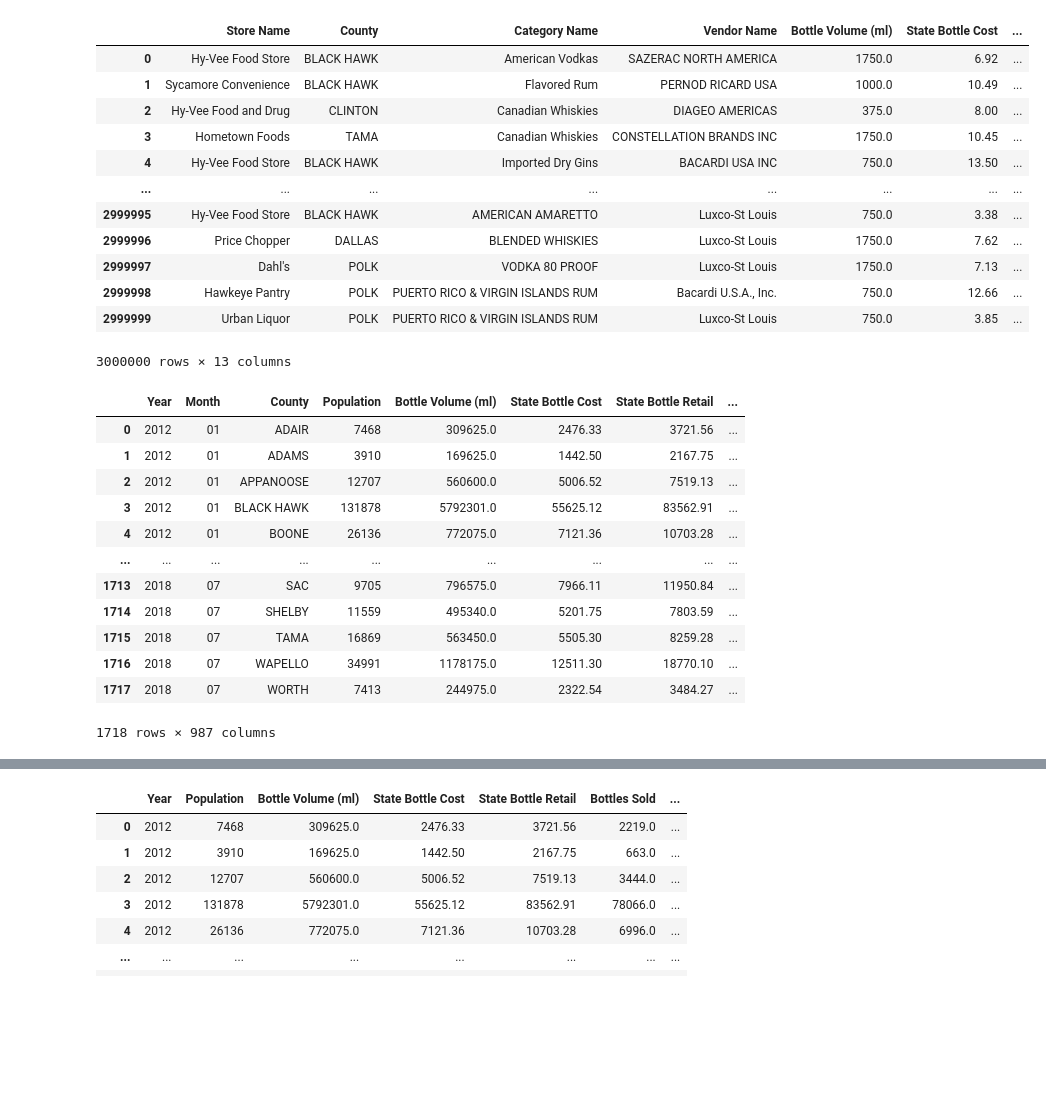
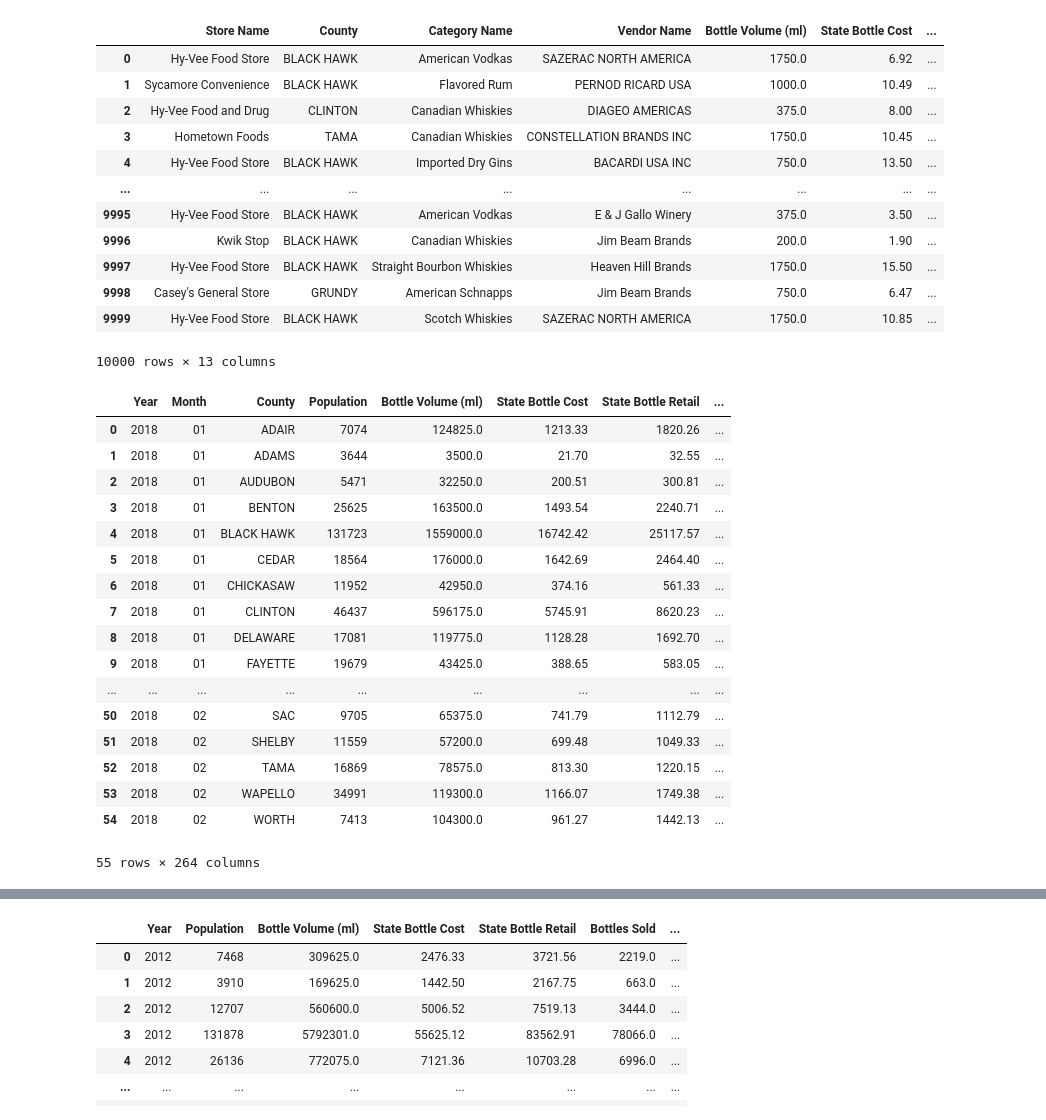
Before and after one commit to ellycebilhorn/DATA403-Project1, a Jupyter notebook: encoding.ipynb, the cells around one changed output, grey strips where cells are left out. Saved outputs shown, nothing was run; the diff lists cells and outputs as text; code cells hidden in the pictures; blank space fills up the shorter version.

```diff
--- a/encoding.ipynb
+++ b/encoding.ipynb
@@ -6,45 +6,50 @@ from sklearn.preprocessing import StandardScaler
 # %%
 def get_month(string):
     return string.split("/")[0]
 
-alc_df = pd.read_csv('alc_dataset.csv', nrows=3000000)
+alc_df = pd.read_csv('alc_dataset.csv', nrows=10000)
 #alc_df = pd.read_csv('alc_dataset.csv')
 alc_df["Month"] = alc_df["Date"].apply(get_month)
 alc_df.drop(columns = ["Date", "Unnamed: 0"], inplace = True)
 #alc_df = pd.get_dummies(alc_df)
 alc_df
 #alc_df.groupby(["Year", "Month", "County"]).sum()
 # %% [output]
 |  | Store Name | County | Category Name | Vendor Name | Bottle Volume (ml) | State Bottle Cost | ... |
 | 0 | Hy-Vee Food Store | BLACK HAWK | American Vodkas | SAZERAC NORTH AMERICA | 1750.0 | 6.92 | ... |
 | 1 | Sycamore Convenience | BLACK HAWK | Flavored Rum | PERNOD RICARD USA | 1000.0 | 10.49 | ... |
 | 2 | Hy-Vee Food and Drug | CLINTON | Canadian Whiskies | DIAGEO AMERICAS | 375.0 | 8.00 | ... |
 | 3 | Hometown Foods | TAMA | Canadian Whiskies | CONSTELLATION BRANDS INC | 1750.0 | 10.45 | ... |
 | 4 | Hy-Vee Food Store | BLACK HAWK | Imported Dry Gins | BACARDI USA INC | 750.0 | 13.50 | ... |
 | ... | ... | ... | ... | ... | ... | ... | ... |
-| 2999995 | Hy-Vee Food Store | BLACK HAWK | AMERICAN AMARETTO | Luxco-St Louis | 750.0 | 3.38 | ... |
-| 2999996 | Price Chopper | DALLAS | BLENDED WHISKIES | Luxco-St Louis | 1750.0 | 7.62 | ... |
-| 2999997 | Dahl's | POLK | VODKA 80 PROOF | Luxco-St Louis | 1750.0 | 7.13 | ... |
-| 2999998 | Hawkeye Pantry | POLK | PUERTO RICO & VIRGIN ISLANDS RUM | Bacardi U.S.A., Inc. | 750.0 | 12.66 | ... |
-| 2999999 | Urban Liquor | POLK | PUERTO RICO & VIRGIN ISLANDS RUM | Luxco-St Louis | 750.0 | 3.85 | ... |
+| 9995 | Hy-Vee Food Store | BLACK HAWK | American Vodkas | E & J Gallo Winery | 375.0 | 3.50 | ... |
+| 9996 | Kwik Stop | BLACK HAWK | Canadian Whiskies | Jim Beam Brands | 200.0 | 1.90 | ... |
+| 9997 | Hy-Vee Food Store | BLACK HAWK | Straight Bourbon Whiskies | Heaven Hill Brands | 1750.0 | 15.50 | ... |
+| 9998 | Casey's General Store | GRUNDY | American Schnapps | Jim Beam Brands | 750.0 | 6.47 | ... |
+| 9999 | Hy-Vee Food Store | BLACK HAWK | Scotch Whiskies | SAZERAC NORTH AMERICA | 1750.0 | 10.85 | ... |
-3000000 rows × 13 columns
+10000 rows × 13 columns
 # %%
 grouped_df = pd.get_dummies(alc_df, columns=['Store Name', 'Category Name', 'Vendor Name']).groupby(['Year', 'Month', 'County', 'Population']).sum().reset_index()
 grouped_df
 # %% [output]
 |  | Year | Month | County | Population | Bottle Volume (ml) | State Bottle Cost | State Bottle Retail | ... |
-| 0 | 2012 | 01 | ADAIR | 7468 | 309625.0 | 2476.33 | 3721.56 | ... |
-| 1 | 2012 | 01 | ADAMS | 3910 | 169625.0 | 1442.50 | 2167.75 | ... |
-| 2 | 2012 | 01 | APPANOOSE | 12707 | 560600.0 | 5006.52 | 7519.13 | ... |
-| 3 | 2012 | 01 | BLACK HAWK | 131878 | 5792301.0 | 55625.12 | 83562.91 | ... |
-| 4 | 2012 | 01 | BOONE | 26136 | 772075.0 | 7121.36 | 10703.28 | ... |
+| 0 | 2018 | 01 | ADAIR | 7074 | 124825.0 | 1213.33 | 1820.26 | ... |
+| 1 | 2018 | 01 | ADAMS | 3644 | 3500.0 | 21.70 | 32.55 | ... |
+| 2 | 2018 | 01 | AUDUBON | 5471 | 32250.0 | 200.51 | 300.81 | ... |
+| 3 | 2018 | 01 | BENTON | 25625 | 163500.0 | 1493.54 | 2240.71 | ... |
+| 4 | 2018 | 01 | BLACK HAWK | 131723 | 1559000.0 | 16742.42 | 25117.57 | ... |
+| 5 | 2018 | 01 | CEDAR | 18564 | 176000.0 | 1642.69 | 2464.40 | ... |
+| 6 | 2018 | 01 | CHICKASAW | 11952 | 42950.0 | 374.16 | 561.33 | ... |
+| 7 | 2018 | 01 | CLINTON | 46437 | 596175.0 | 5745.91 | 8620.23 | ... |
+| 8 | 2018 | 01 | DELAWARE | 17081 | 119775.0 | 1128.28 | 1692.70 | ... |
+| 9 | 2018 | 01 | FAYETTE | 19679 | 43425.0 | 388.65 | 583.05 | ... |
 | ... | ... | ... | ... | ... | ... | ... | ... | ... |
-| 1713 | 2018 | 07 | SAC | 9705 | 796575.0 | 7966.11 | 11950.84 | ... |
-| 1714 | 2018 | 07 | SHELBY | 11559 | 495340.0 | 5201.75 | 7803.59 | ... |
-| 1715 | 2018 | 07 | TAMA | 16869 | 563450.0 | 5505.30 | 8259.28 | ... |
-| 1716 | 2018 | 07 | WAPELLO | 34991 | 1178175.0 | 12511.30 | 18770.10 | ... |
-| 1717 | 2018 | 07 | WORTH | 7413 | 244975.0 | 2322.54 | 3484.27 | ... |
+| 50 | 2018 | 02 | SAC | 9705 | 65375.0 | 741.79 | 1112.79 | ... |
+| 51 | 2018 | 02 | SHELBY | 11559 | 57200.0 | 699.48 | 1049.33 | ... |
+| 52 | 2018 | 02 | TAMA | 16869 | 78575.0 | 813.30 | 1220.15 | ... |
+| 53 | 2018 | 02 | WAPELLO | 34991 | 119300.0 | 1166.07 | 1749.38 | ... |
+| 54 | 2018 | 02 | WORTH | 7413 | 104300.0 | 961.27 | 1442.13 | ... |
-1718 rows × 987 columns
+55 rows × 264 columns
 # %%
 grouped_df = pd.get_dummies(grouped_df)
 grouped_df
```
Also changed, not shown: parts of 1 cell of this notebook, 1 other file.
